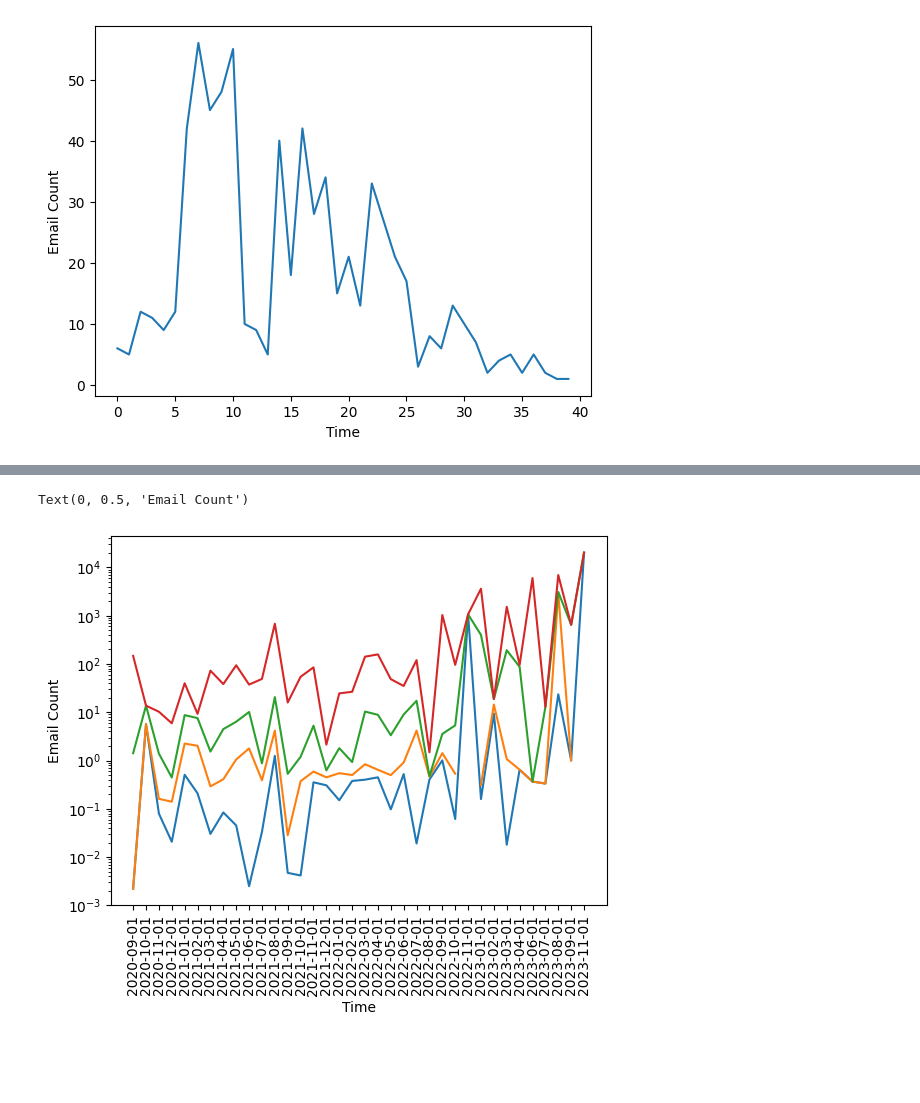
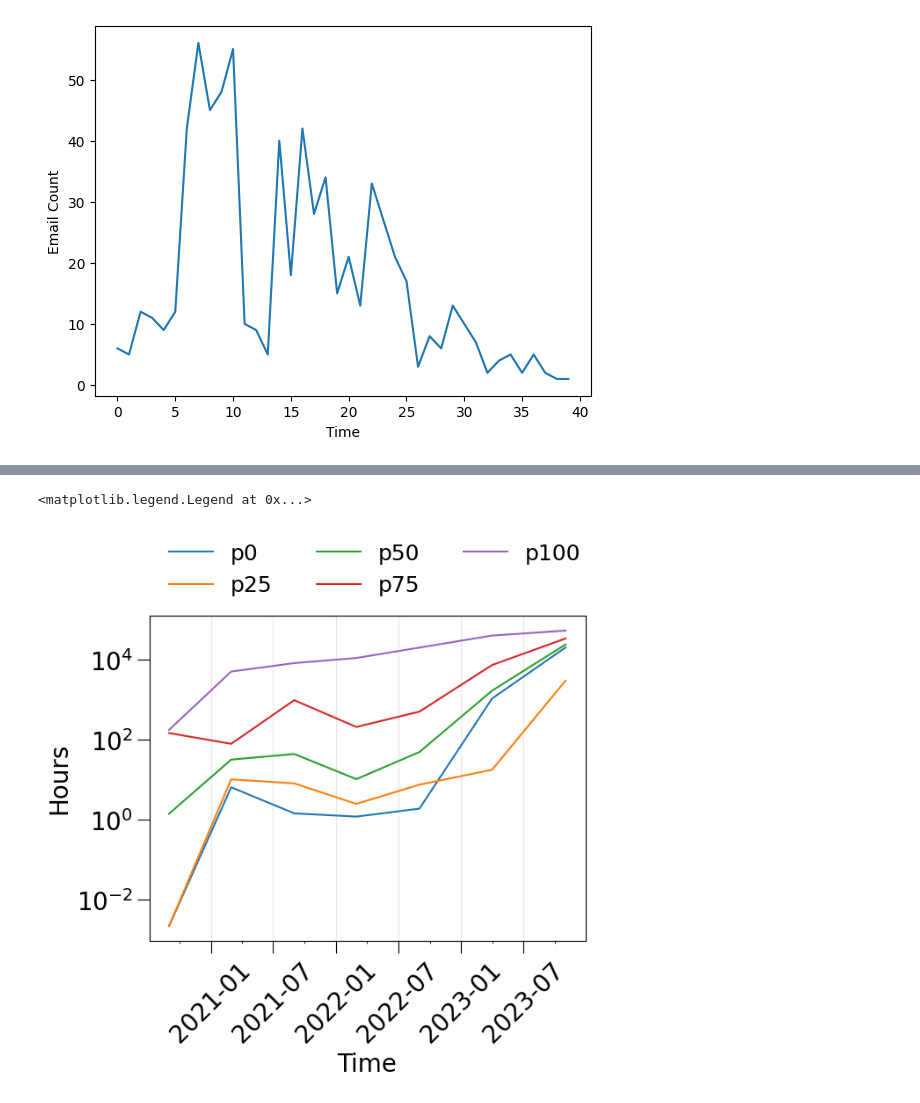
Before and after one commit to Richardhongyu/rfl_empirical_tools, a Jupyter notebook: figures_ppt/figure5 copy.ipynb, the cells around one changed output, grey strips where cells are left out. Cells and saved outputs as stored; diff of their text form; code cells hidden in the pictures; blank space fills up the shorter version.

```diff
--- a/figures_ppt/figure5 copy.ipynb
+++ b/figures_ppt/figure5 copy.ipynb
@@ -677,6 +677,11 @@ Text(0, 0.5, 'Email Count')
 [figure]
 # %%
 import json
+import matplotlib.pylab as plt
+import matplotlib.dates as mdates
+import numpy as np
+import pandas as pd
+
 jsonfile  = '''{
     "params": {
         "repoId": "207181317"
@@ -1005,27 +1010,63 @@ jsonfile  = '''{
     "refresh": true
 }'''
 
+label_conf = dict(size=20)
 a = json.loads(jsonfile)
 num = [[],[],[],[],[]]
 time = []
+labels = [f'p{25*j}' for j in range(5)]
 for i in a["data"]:
-    print(i["p50"])
     for j in range(5):
-        num[j].append(i["p"+str(25*j)])
-    time.append(i["event_month"])
-
-import matplotlib.pylab as plt
+        num[j].append(i[labels[j]])
+    time.append(np.datetime64(i["event_month"]))
+# time_pretty = np.arange(np.datetime64('2020-09'), np.datetime64('2024-01'), np.timedelta64(6, 'M'))
+num = np.array(num)
+num_df = pd.DataFrame(num)
+num_df = num_df.fillna(0)
+# print(num_df)
+# time_panda = pd.date_range('20200901','20231101', freq='6m').to_list()
+# print(time_panda)
+# print(time_pretty)
+print(time)
+new_time = []
+for i in range(6):
+    new_time.append(time[i*6])
+new_time.append(time[-1])
+new_num_df = pd.DataFrame()
+new_num_df[0] = num_df.iloc[:,0]
+new_num_df[1] = num_df.iloc[:,1:6].sum(axis=1)
+# new_num_df[2] = num_df.iloc[:,6:12].sum(axis=1)
+# new_num_df[3] = num_df.iloc[:,12:18].sum(axis=1)
+# new_num_df[4] = num_df.iloc[:,18:24].sum(axis=1)
+# new_num_df[5] = num_df.iloc[:,24:31].sum(axis=1)
+# new_num_df[6] = num_df.iloc[:,31:36].sum(axis=1)
+for i in range(2,7):
+    print(6+6*(i-2), 6+6*(i-2) + 6)
+    print(time[6+6*(i-2)])
+    new_num_df[i] = num_df.iloc[:,6+6*(i-2):6+6*(i-2) + 6].sum(axis=1)
+print(new_num_df)
+print(new_time)
+print(len(new_time))
+# print(num.cumsum(axis=1))
 
 x = [i for i in range(len(num))]
 # y = [i for i in range(len(time))]
-print(x)
 # plt.plot(x[:25], num[:25])
 # plt.plot(x, num)
+fig, ax = plt.subplots(dpi=100)
 plt.yscale("log")
 for i in range(5):
-    plt.plot(time, num[i])
-plt.xticks(rotation=90)
-plt.xlabel("Time")
-plt.ylabel("Email Count")
+    # ax.plot(time_pretty, data[i].values(), label=labels[i])
+    # ax.plot(time, num_df.loc[i], label=labels[i])
+    ax.plot(new_time, new_num_df.iloc[i], label=labels[i])
+ax.xaxis.set_major_formatter(mdates.DateFormatter('%Y-%m'))
+ax.xaxis.set_major_locator(mdates.MonthLocator(interval=6))
+ax.xaxis.set_minor_locator(mdates.MonthLocator(interval=3))
+ax.tick_params(labelsize=20, size=10)
+ax.tick_params(axis='x', rotation=45)
+ax.set_xlabel("Time", **label_conf)
+ax.set_ylabel("Hours", **label_conf)
+ax.grid(axis='x', alpha=0.3)
+ax.legend(ncol=3, frameon=False, bbox_to_anchor=(0,1), loc='lower left',fontsize=18)
 # plt.imshow()
 # %% [output]
@@ -1049,2 +1090,2 @@ plt.ylabel("Email Count")
-Text(0, 0.5, 'Email Count')
+<matplotlib.legend.Legend at 0x...>
-[figure, old version]
+[figure, new version]
```
Also changed, not shown: parts of 1 cell of this notebook.
